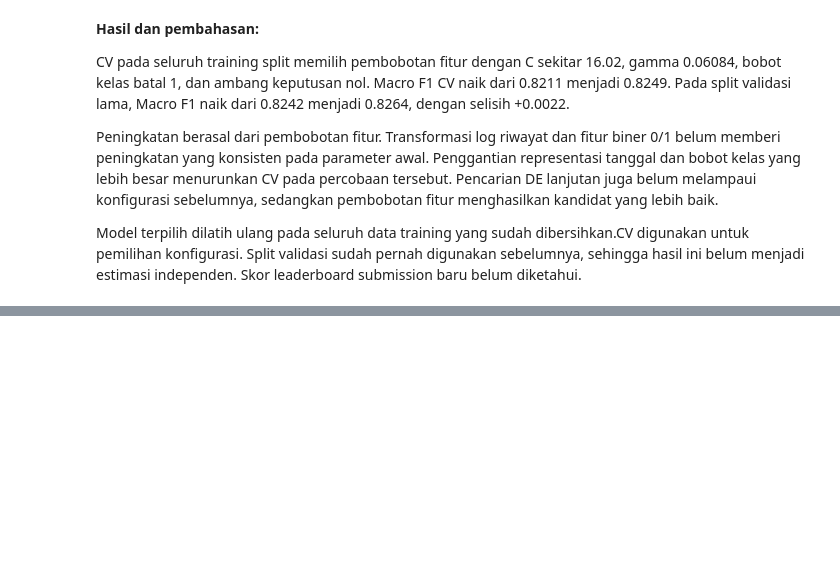
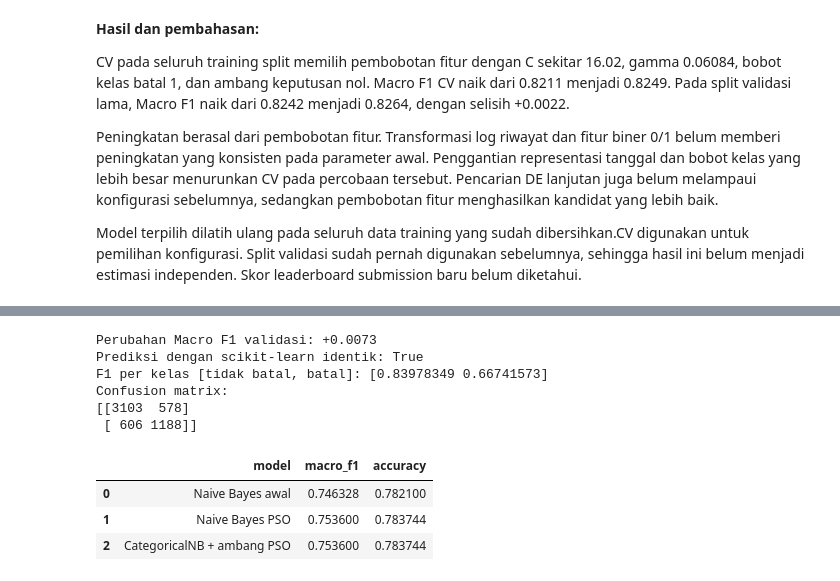
Before and after one commit to zizadhrmaa/IF3170_G25_IMKSIAI, a Jupyter notebook: src/Notebook_Tugas_Besar_2_IF3170_Inteligensi_Artifisial_2026_2027.ipynb, the cells around one changed output, grey strips where cells are left out. Saved outputs shown, nothing was run; the diff lists cells and outputs as text; code cells hidden in the pictures; blank space fills up the shorter version.

```diff
--- a/src/Notebook_Tugas_Besar_2_IF3170_Inteligensi_Artifisial_2026_2027.ipynb
+++ b/src/Notebook_Tugas_Besar_2_IF3170_Inteligensi_Artifisial_2026_2027.ipynb
@@ -2191,0 +2282,43 @@ Model terpilih dilatih ulang pada seluruh data training yang sudah dibersihkan.C
+# %%
+from sklearn.naive_bayes import CategoricalNB
+
+nb_optimized_preprocessor = NaiveBayesPreprocessor(n_bins=NB_PSO_BINS).fit(train_set)
+X_nb_optimized_train = nb_optimized_preprocessor.transform(train_set)
+X_nb_optimized_val = nb_optimized_preprocessor.transform(val_set)
+nb_optimized = NaiveBayes(alpha=NB_PSO_ALPHA,
+                          min_categories=nb_optimized_preprocessor.n_categories_,
+                          decision_threshold=NB_PSO_THRESHOLD)
+nb_optimized.fit(X_nb_optimized_train, y_train)
+nb_optimized_pred = nb_optimized.predict(X_nb_optimized_val)
+nb_optimized_proba = nb_optimized.predict_proba(X_nb_optimized_val)
+sk_nb_optimized = CategoricalNB(alpha=NB_PSO_ALPHA,
+                                min_categories=nb_optimized_preprocessor.n_categories_)
+sk_nb_optimized.fit(X_nb_optimized_train, y_train)
+sk_nb_optimized_proba = sk_nb_optimized.predict_proba(X_nb_optimized_val)
+sk_nb_optimized_pred = sk_nb_optimized.classes_[
+    (sk_nb_optimized_proba[:, 1] > NB_PSO_THRESHOLD).astype(int)]
+assert np.allclose(nb_optimized_proba, sk_nb_optimized_proba, rtol=1e-10, atol=1e-12)
+assert np.array_equal(nb_optimized_pred, sk_nb_optimized_pred)
+nb_pso_evaluation = pd.DataFrame([
+    {'model': name, 'macro_f1': macro_f1(y_val, pred), 'accuracy': accuracy(y_val, pred)}
+    for name, pred in [('Naive Bayes awal', nb_val_pred), ('Naive Bayes PSO', nb_optimized_pred),
+                       ('CategoricalNB + ambang PSO', sk_nb_optimized_pred)]
+])
+nb_pso_gain = macro_f1(y_val, nb_optimized_pred) - macro_f1(y_val, nb_val_pred)
+print(f'Perubahan Macro F1 validasi: {nb_pso_gain:+.4f}')
+print('Prediksi dengan scikit-learn identik:', np.array_equal(nb_optimized_pred, sk_nb_optimized_pred))
+print('F1 per kelas [tidak batal, batal]:', f1_per_class(y_val, nb_optimized_pred))
+print('Confusion matrix:')
+print(confusion_matrix(y_val, nb_optimized_pred))
+nb_pso_evaluation
+# %% [output]
+Perubahan Macro F1 validasi: +0.0073
+Prediksi dengan scikit-learn identik: True
+F1 per kelas [tidak batal, batal]: [0.83978349 0.66741573]
+Confusion matrix:
+[[3103  578]
+ [ 606 1188]]
+|  | model | macro_f1 | accuracy |
+| 0 | Naive Bayes awal | 0.746328 | 0.782100 |
+| 1 | Naive Bayes PSO | 0.753600 | 0.783744 |
+| 2 | CategoricalNB + ambang PSO | 0.753600 | 0.783744 |
```
Also changed, not shown: parts of 11 cells of this notebook, 4 other files.
